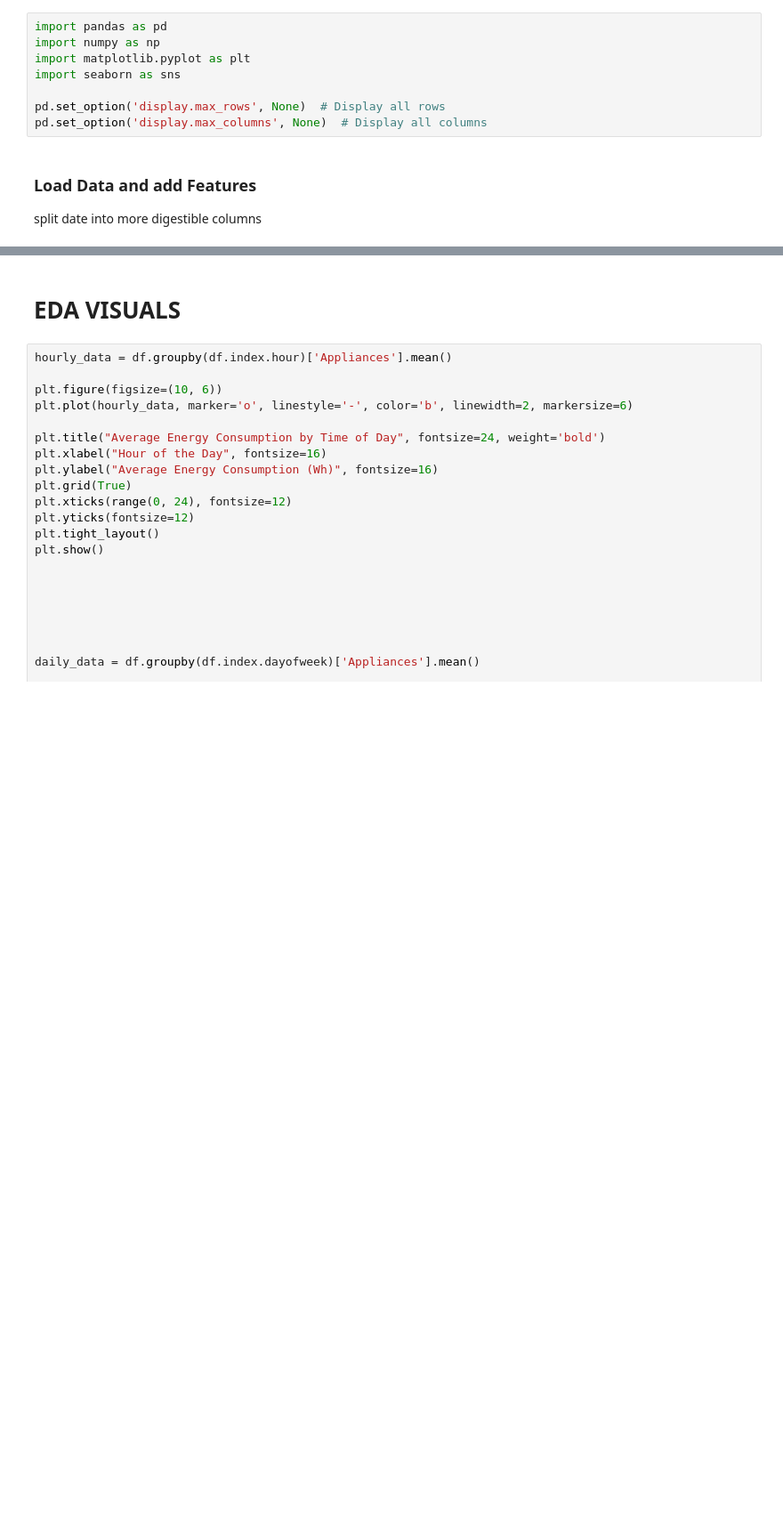
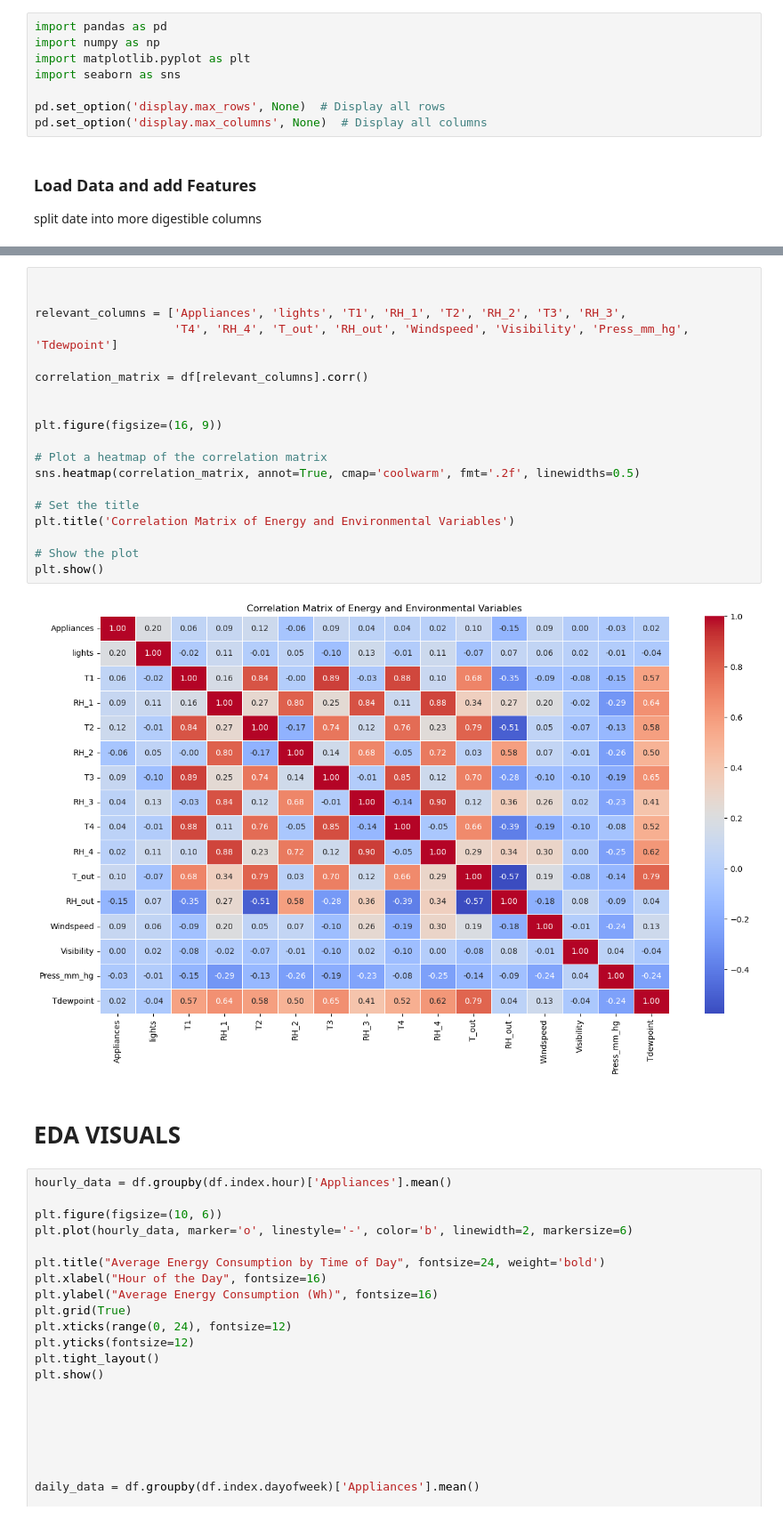
Before and after one commit to huntera-1/Data1030-Final-Project, a Jupyter notebook: predict_energy.ipynb, the cells around one changed output, grey strips where cells are left out. Shown at 89% size. Drawn from its saved outputs; the diff is of its cells as text; blank space fills up the shorter version.

```diff
--- a/predict_energy.ipynb
+++ b/predict_energy.ipynb
@@ -67,6 +67,27 @@ df.head()
 | 2016-01-11 17:20:00 | 50 | 30 | 19.89 | 46.300000 | 19.2 | 44.626667 | 19.79 | 44.933333 | 18.926667 | 45.890000 | 17.166667 | ... |
 | 2016-01-11 17:30:00 | 50 | 40 | 19.89 | 46.066667 | 19.2 | 44.590000 | 19.79 | 45.000000 | 18.890000 | 45.723333 | 17.166667 | ... |
 | 2016-01-11 17:40:00 | 60 | 40 | 19.89 | 46.333333 | 19.2 | 44.530000 | 19.79 | 45.000000 | 18.890000 | 45.530000 | 17.200000 | ... |
+# %%
+
+
+relevant_columns = ['Appliances', 'lights', 'T1', 'RH_1', 'T2', 'RH_2', 'T3', 'RH_3',
+                    'T4', 'RH_4', 'T_out', 'RH_out', 'Windspeed', 'Visibility', 'Press_mm_hg', 'Tdewpoint']
+
+correlation_matrix = df[relevant_columns].corr()
+
+
+plt.figure(figsize=(16, 9))
+
+# Plot a heatmap of the correlation matrix
+sns.heatmap(correlation_matrix, annot=True, cmap='coolwarm', fmt='.2f', linewidths=0.5)
+
+# Set the title
+plt.title('Correlation Matrix of Energy and Environmental Variables')
+
+# Show the plot
+plt.show()
+# %% [output]
+[figure, added]
 # %% [markdown]
 # EDA VISUALS
 # %%
```
Also changed, not shown: parts of 6 cells of this notebook, 1 other file.
